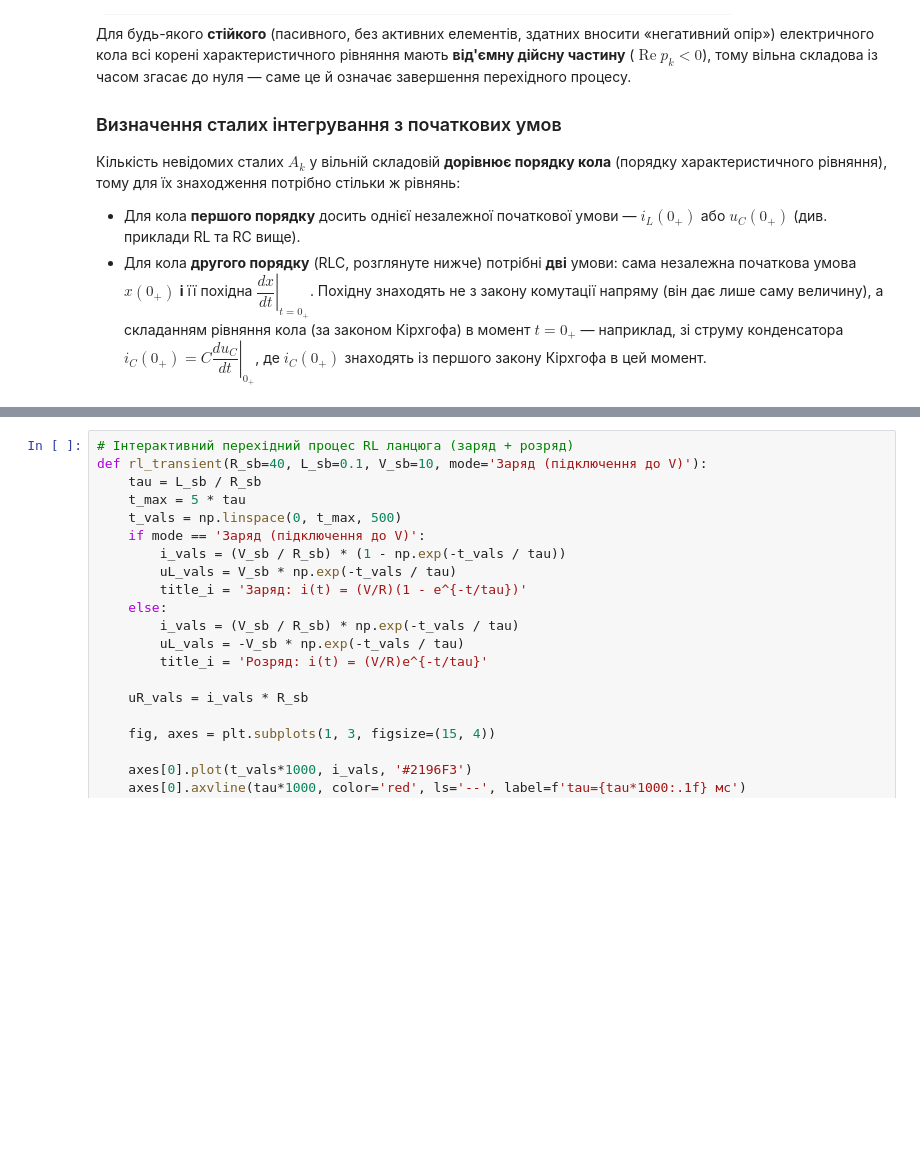
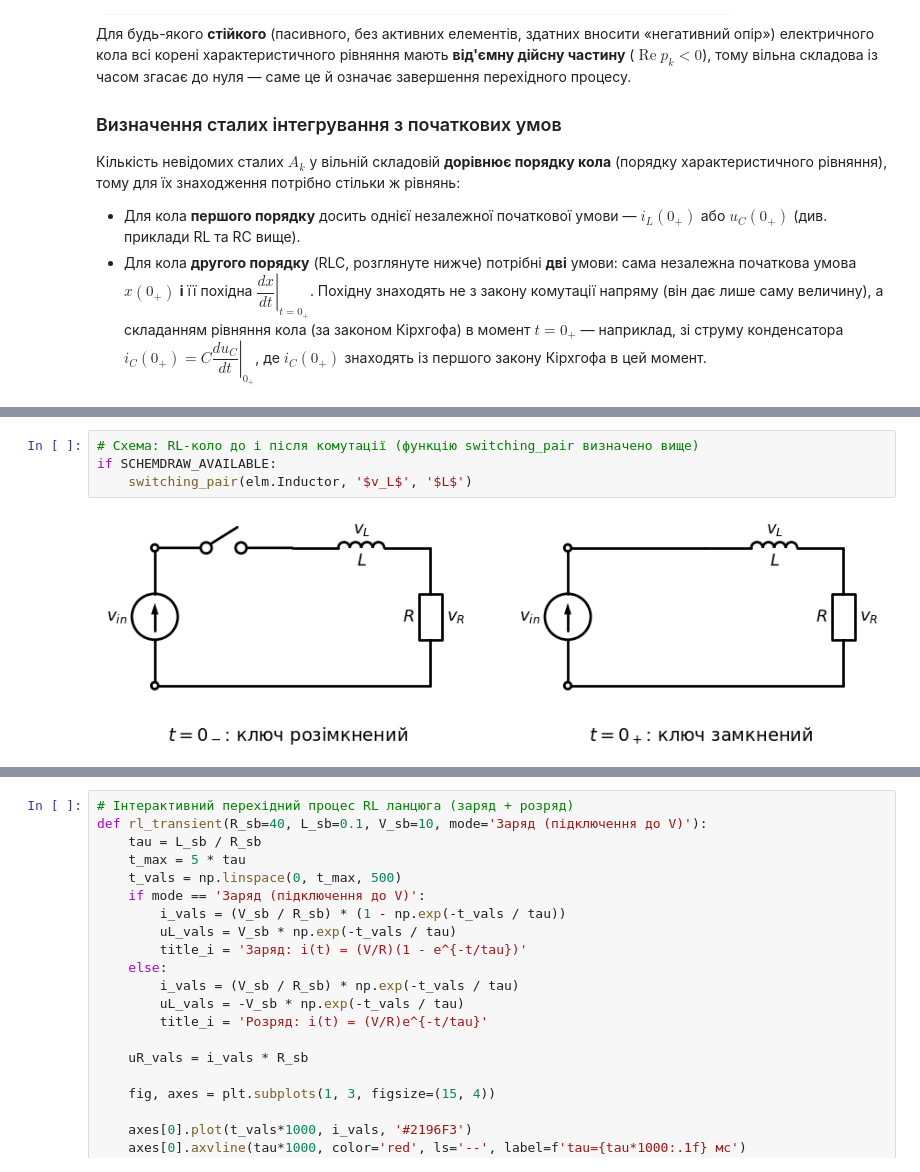
Before and after one commit to vim4all/Lectures_Basics_of_radio_electronics_in_Ukrainian, a Jupyter notebook: Основи радіотехніки_2_частина.ipynb, the cells around one changed output, grey strips where cells are left out. Cells and saved outputs as stored; diff of their text form; blank space fills up the shorter version.

```diff
--- a/Основи радіотехніки_2_частина.ipynb
+++ b/Основи радіотехніки_2_частина.ipynb
@@ -425,0 +388,6 @@ $$
+# %%
+# Схема: RL-коло до і після комутації (функцію switching_pair визначено вище)
+if SCHEMDRAW_AVAILABLE:
+    switching_pair(elm.Inductor, '$v_L$', '$L$')
+# %% [output]
+[figure, added]
```
Also changed, not shown: parts of 51 cells of this notebook, 1 other file.
